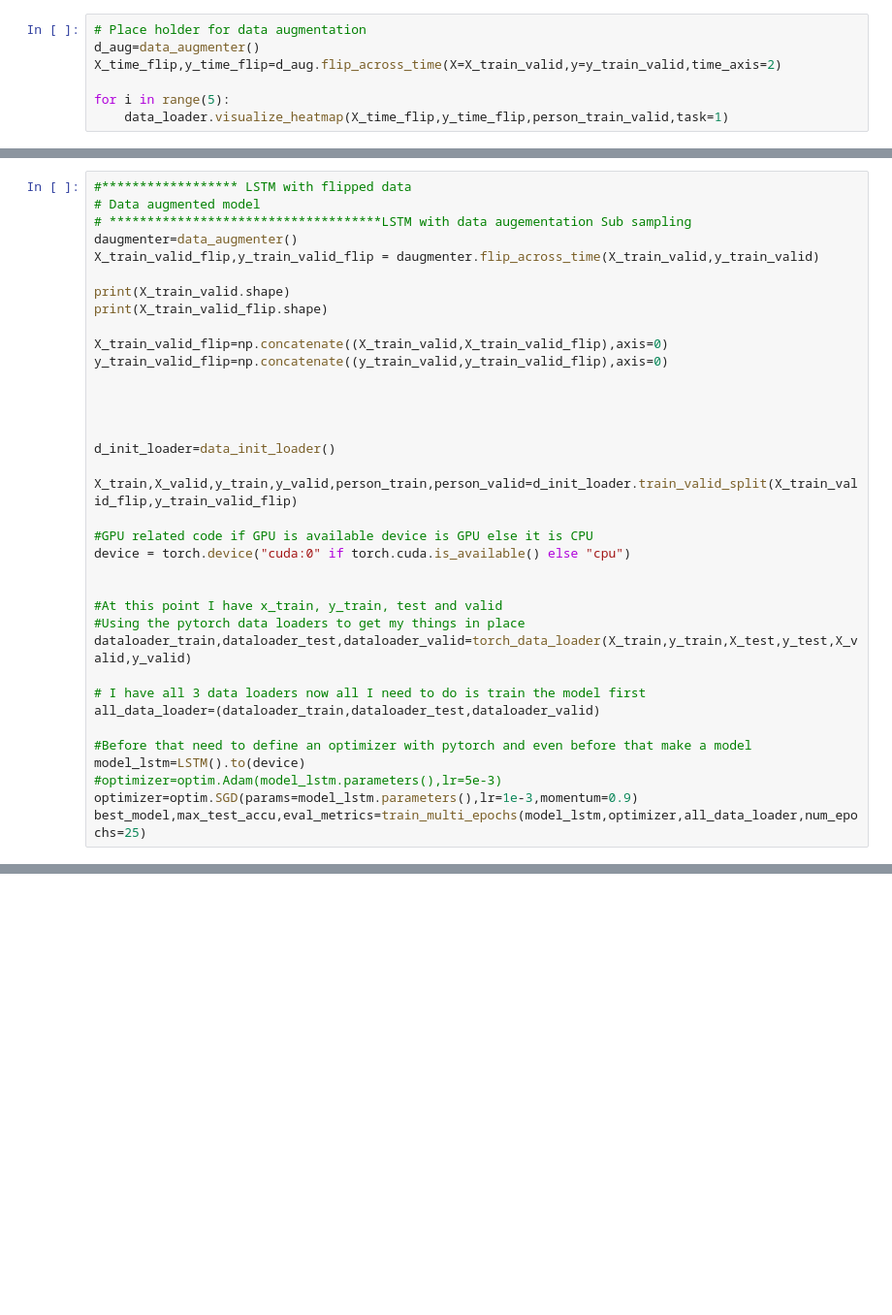
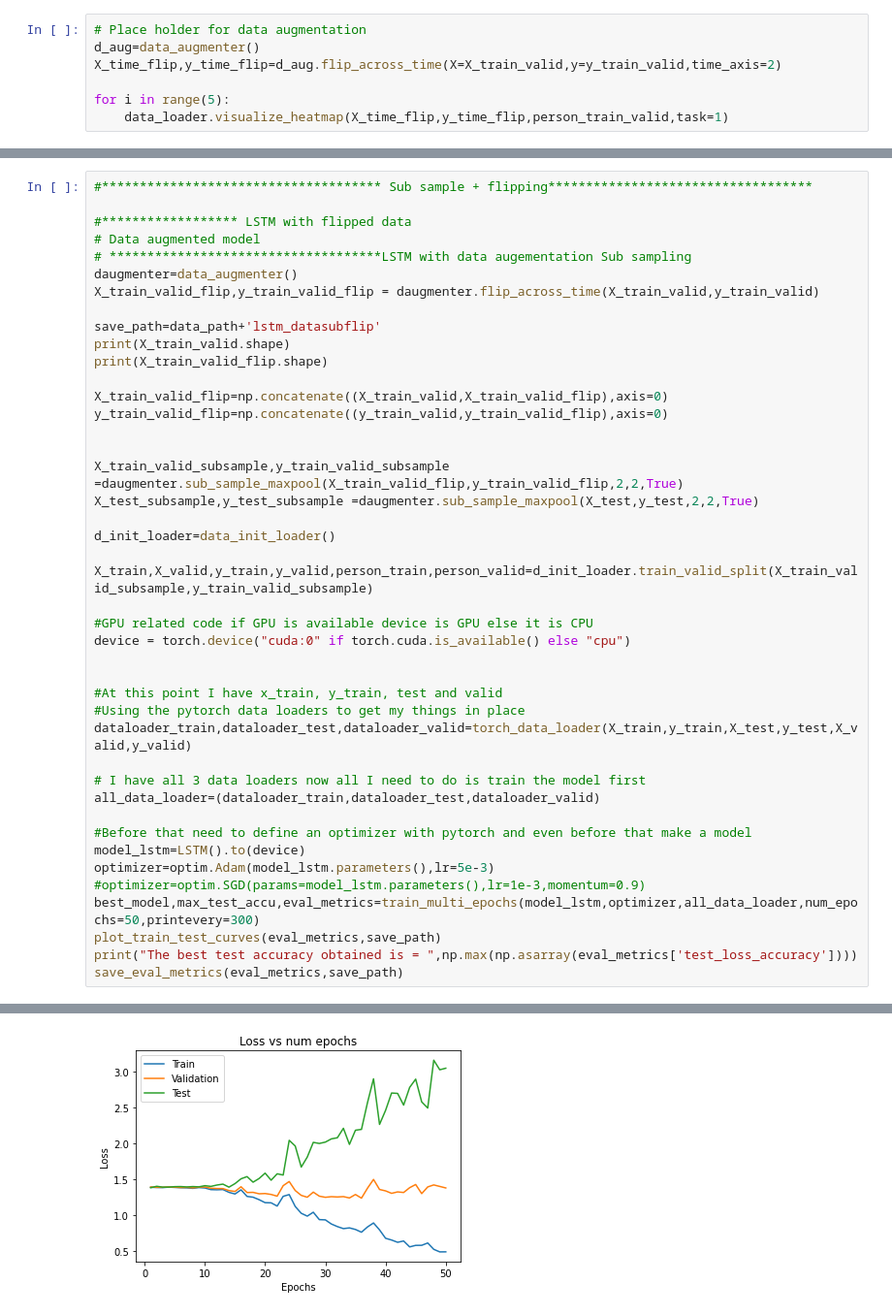
Before and after one commit to chethanchinder/eegClassification, a Jupyter notebook: Initial_Playground.ipynb, the cells around one changed output, grey strips where cells are left out. Shown at 97% size. Saved outputs shown, nothing was run; the diff lists cells and outputs as text; blank space fills up the shorter version.

```diff
--- a/Initial_Playground.ipynb
+++ b/Initial_Playground.ipynb
@@ -201,10 +241,13 @@ plot_train_test_curves(eval_metrics)
 # %%
+#************************************* Sub sample + flipping***********************************
+
 #****************** LSTM with flipped data
 # Data augmented model
 # ************************************LSTM with data augementation Sub sampling
 daugmenter=data_augmenter()
 X_train_valid_flip,y_train_valid_flip = daugmenter.flip_across_time(X_train_valid,y_train_valid)
 
+save_path=data_path+'lstm_datasubflip'
 print(X_train_valid.shape)
 print(X_train_valid_flip.shape)
 
@@ -212,11 +255,12 @@ X_train_valid_flip=np.concatenate((X_train_valid,X_train_valid_flip),axis=0)
 y_train_valid_flip=np.concatenate((y_train_valid,y_train_valid_flip),axis=0)
 
 
-
+X_train_valid_subsample,y_train_valid_subsample =daugmenter.sub_sample_maxpool(X_train_valid_flip,y_train_valid_flip,2,2,True)
+X_test_subsample,y_test_subsample =daugmenter.sub_sample_maxpool(X_test,y_test,2,2,True)
 
 d_init_loader=data_init_loader()
 
-X_train,X_valid,y_train,y_valid,person_train,person_valid=d_init_loader.train_valid_split(X_train_valid_flip,y_train_valid_flip)
+X_train,X_valid,y_train,y_valid,person_train,person_valid=d_init_loader.train_valid_split(X_train_valid_subsample,y_train_valid_subsample)
 
 #GPU related code if GPU is available device is GPU else it is CPU
 device = torch.device("cuda:0" if torch.cuda.is_available() else "cpu")
@@ -231,9 +275,12 @@ all_data_loader=(dataloader_train,dataloader_test,dataloader_valid)
 
 #Before that need to define an optimizer with pytorch and even before that make a model
 model_lstm=LSTM().to(device)
-#optimizer=optim.Adam(model_lstm.parameters(),lr=5e-3)
-optimizer=optim.SGD(params=model_lstm.parameters(),lr=1e-3,momentum=0.9)
-best_model,max_test_accu,eval_metrics=train_multi_epochs(model_lstm,optimizer,all_data_loader,num_epochs=25)
+optimizer=optim.Adam(model_lstm.parameters(),lr=5e-3)
+#optimizer=optim.SGD(params=model_lstm.parameters(),lr=1e-3,momentum=0.9)
+best_model,max_test_accu,eval_metrics=train_multi_epochs(model_lstm,optimizer,all_data_loader,num_epochs=50,printevery=300)
+plot_train_test_curves(eval_metrics,save_path)
+print("The best test accuracy obtained is = ",np.max(np.asarray(eval_metrics['test_loss_accuracy'])))
+save_eval_metrics(eval_metrics,save_path)
 # %% [output]
 (2115, 22, 1000)
 (2115, 22, 1000)
@@ -254,0 +302 @@ Epochs done============== 25 / 25
+[figure, added]
```
Also changed, not shown: parts of 13 cells of this notebook, 1 other file.
